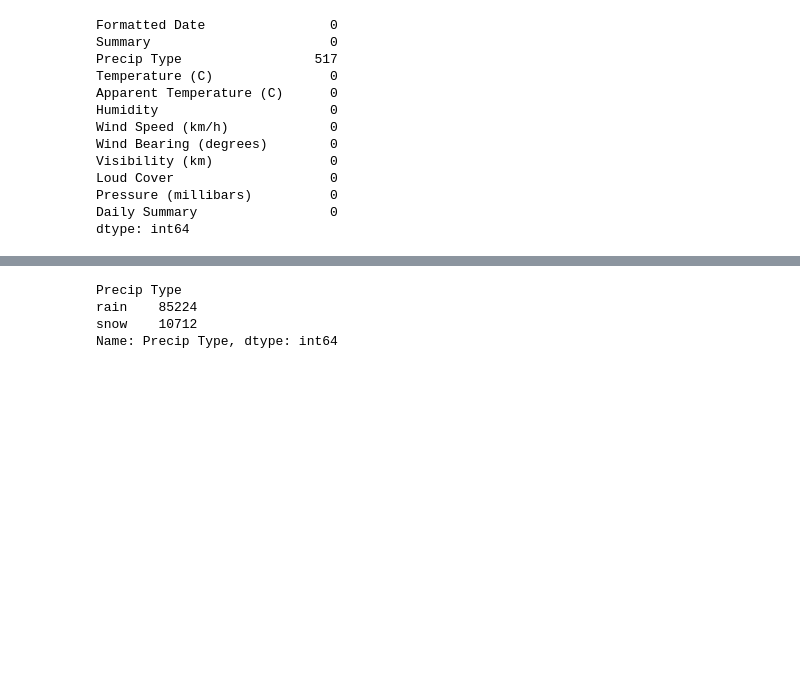
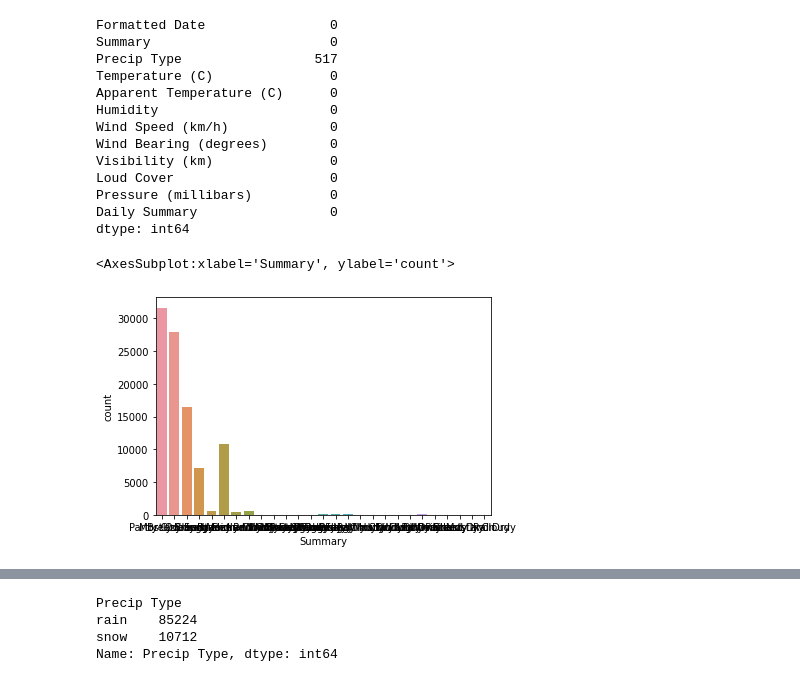
Before and after one commit to CrosRichardCH/ECE532-Project, a Jupyter notebook: project.ipynb, the cells around one changed output, grey strips where cells are left out. Drawn from its saved outputs; the diff is of its cells as text; code cells hidden in the pictures; blank space fills up the shorter version.

```diff
--- a/project.ipynb
+++ b/project.ipynb
@@ -39,6 +40,11 @@ Daily Summary                 0
 dtype: int64
 # %%
 df = df.dropna()
+# %%
+sns.countplot(df['Summary'])
+# %% [output]
+<AxesSubplot:xlabel='Summary', ylabel='count'>
+[figure, added]
 # %%
 df['Summary'].loc[df['Summary'] == 'Partly Cloudy'] = 1
 df['Summary'].loc[df['Summary'] == 'Mostly Cloudy'] = 1
```
Also changed, not shown: parts of 32 cells of this notebook.
